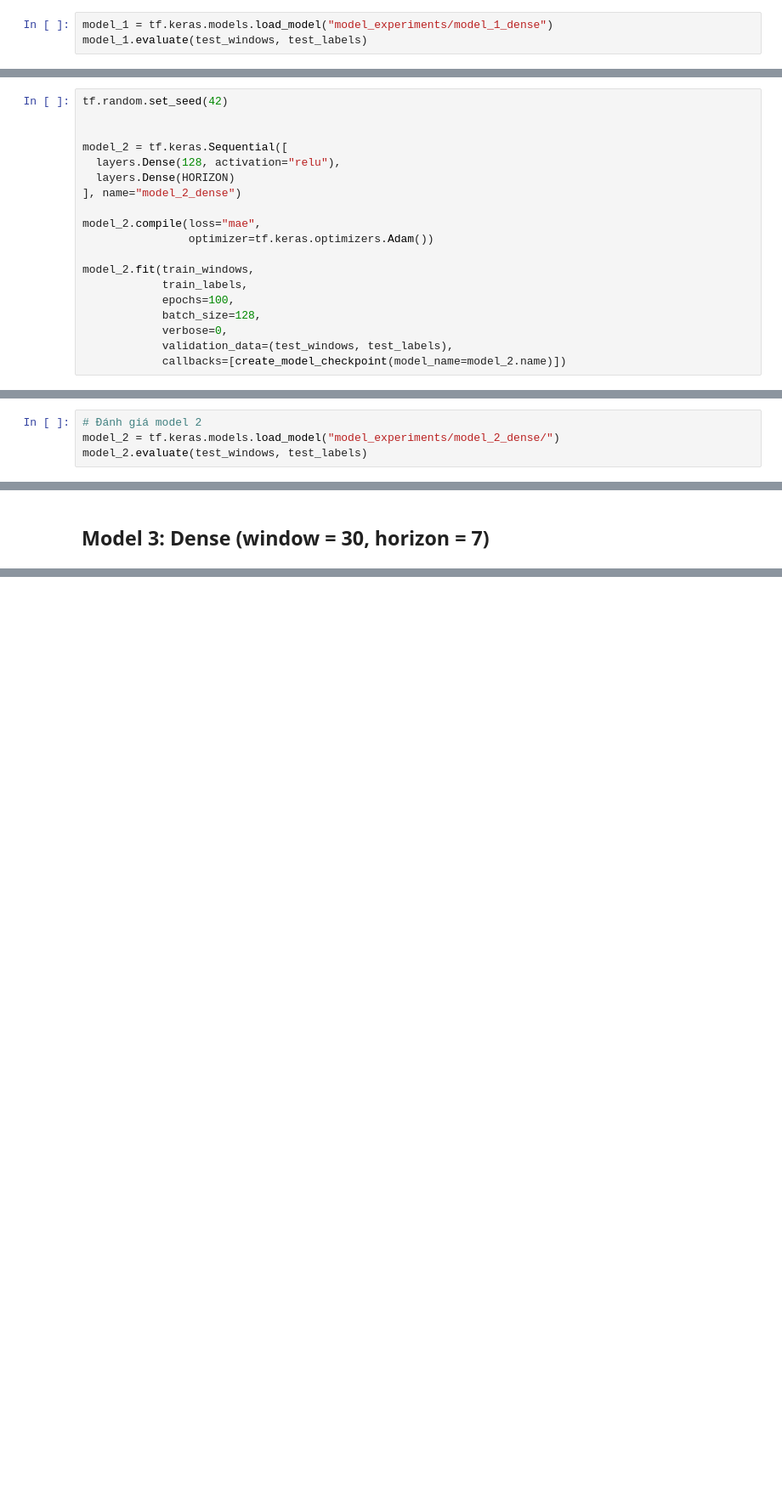
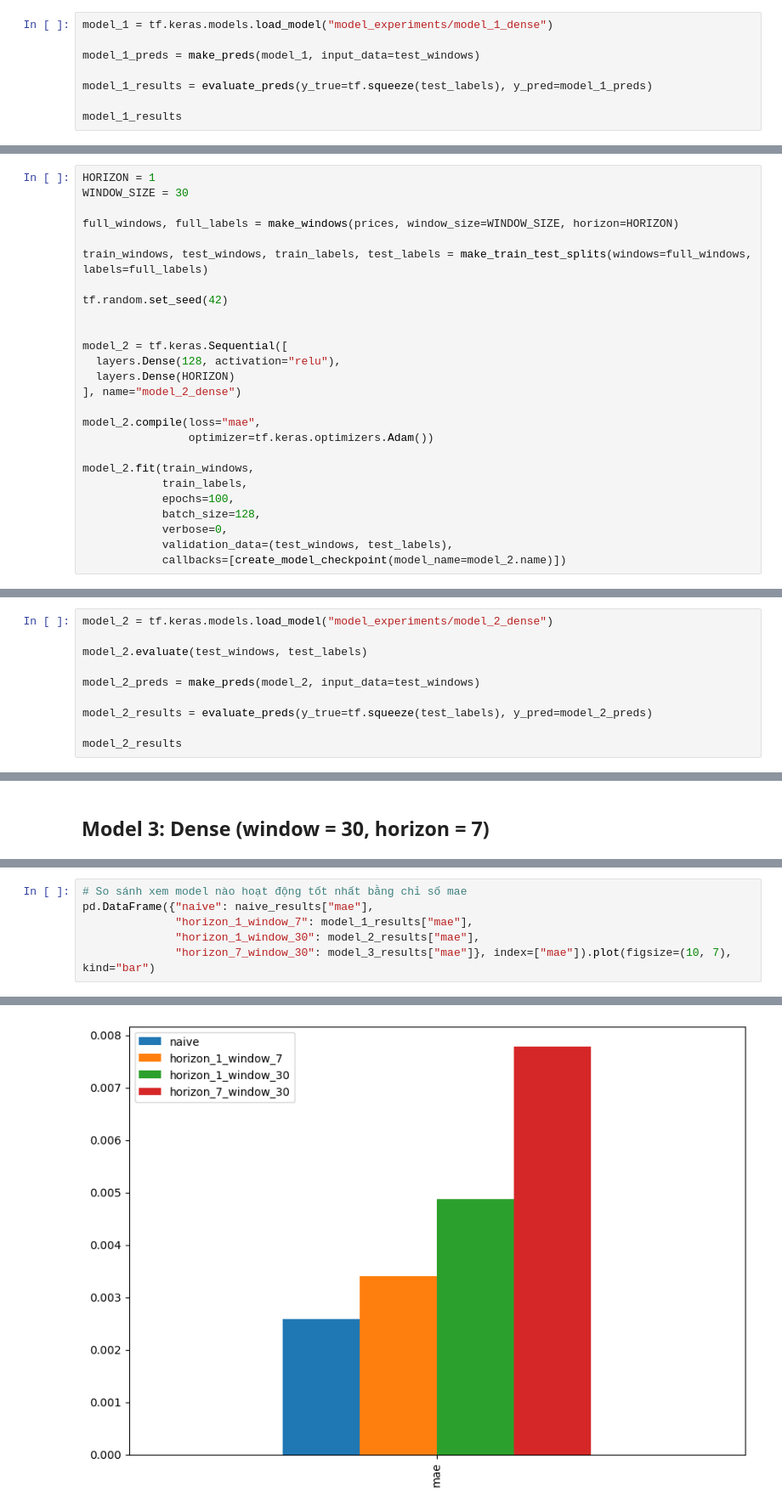
Before and after one commit to ducnguyenw02/Forex-prediction-EURUSD, a Jupyter notebook: forex-prediction-eurusd.ipynb, the cells around one changed output, grey strips where cells are left out. Shown at 85% size. Cells and saved outputs as stored; diff of their text form; blank space fills up the shorter version.

```diff
--- a/forex-prediction-eurusd.ipynb
+++ b/forex-prediction-eurusd.ipynb
@@ -425,4 +446,9 @@ Epoch 100/100
 # %%
 model_1 = tf.keras.models.load_model("model_experiments/model_1_dense")
-model_1.evaluate(test_windows, test_labels)
+
+model_1_preds = make_preds(model_1, input_data=test_windows)
+
+model_1_results = evaluate_preds(y_true=tf.squeeze(test_labels), y_pred=model_1_preds)
+
+model_1_results
 # %% [output]
@@ -471,4 +471,11 @@ WINDOW_SIZE = 30
 # %%
+HORIZON = 1
+WINDOW_SIZE = 30
+
+full_windows, full_labels = make_windows(prices, window_size=WINDOW_SIZE, horizon=HORIZON)
+
+train_windows, test_windows, train_labels, test_labels = make_train_test_splits(windows=full_windows, labels=full_labels)
+
 tf.random.set_seed(42)
 
 
@@ -509,5 +511,11 @@ INFO:tensorflow:Assets written to: model_experiments\model_2_dense\assets
 # %%
-# Đánh giá model 2
-model_2 = tf.keras.models.load_model("model_experiments/model_2_dense/")
+model_2 = tf.keras.models.load_model("model_experiments/model_2_dense")
+
 model_2.evaluate(test_windows, test_labels)
+
+model_2_preds = make_preds(model_2, input_data=test_windows)
+
+model_2_results = evaluate_preds(y_true=tf.squeeze(test_labels), y_pred=model_2_preds)
+
+model_2_results
 # %% [output]
@@ -616,0 +620,7 @@ model_3_results
+# %%
+# So sánh xem model nào hoạt động tốt nhất bằng chỉ số mae
+pd.DataFrame({"naive": naive_results["mae"],
+              "horizon_1_window_7": model_1_results["mae"],
+              "horizon_1_window_30": model_2_results["mae"],
+              "horizon_7_window_30": model_3_results["mae"]}, index=["mae"]).plot(figsize=(10, 7), kind="bar")
+# %% [output]
@@ -616,0 +628 @@ model_3_results
+[figure, added]
```
Also changed, not shown: parts of 68 cells of this notebook, 20 other files.
